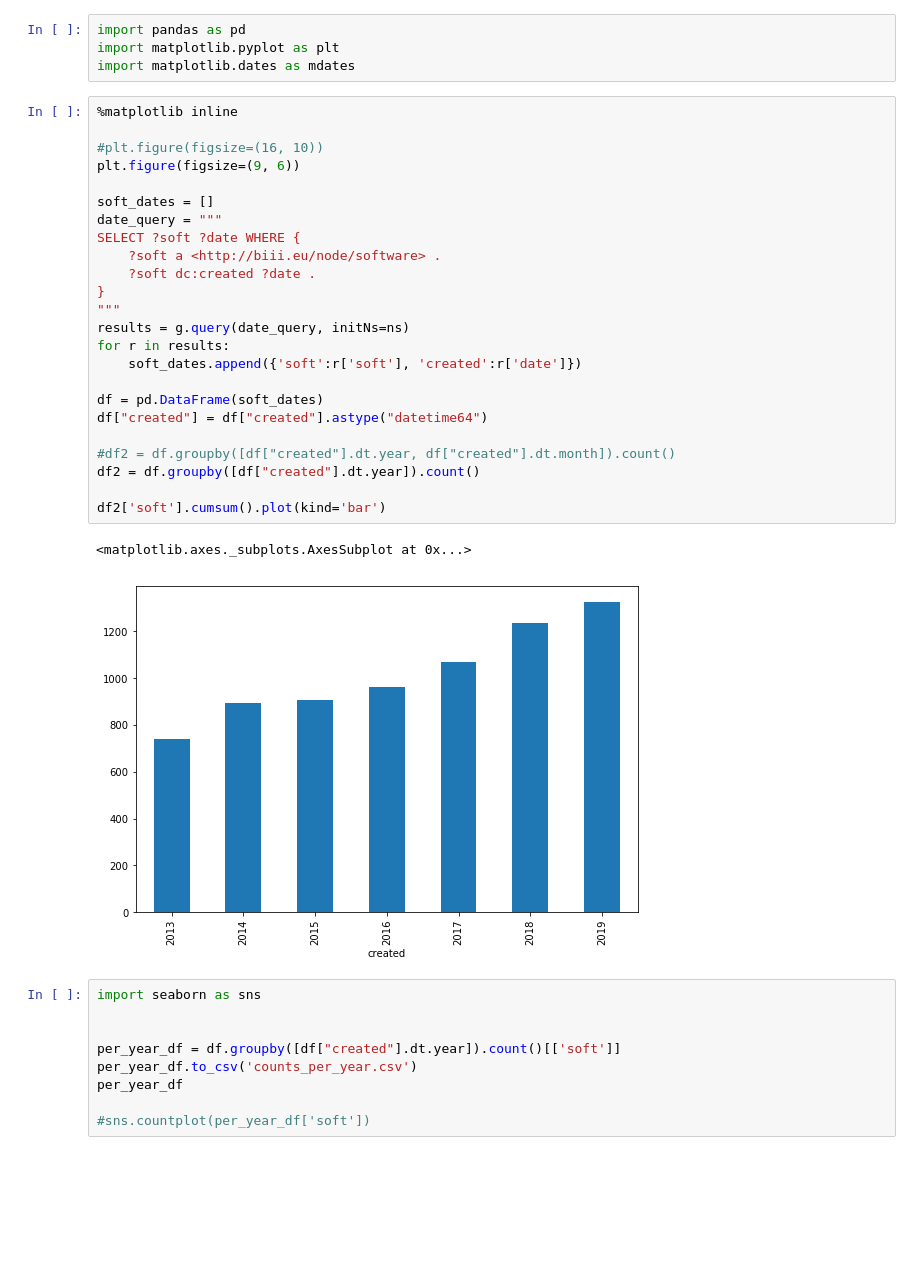
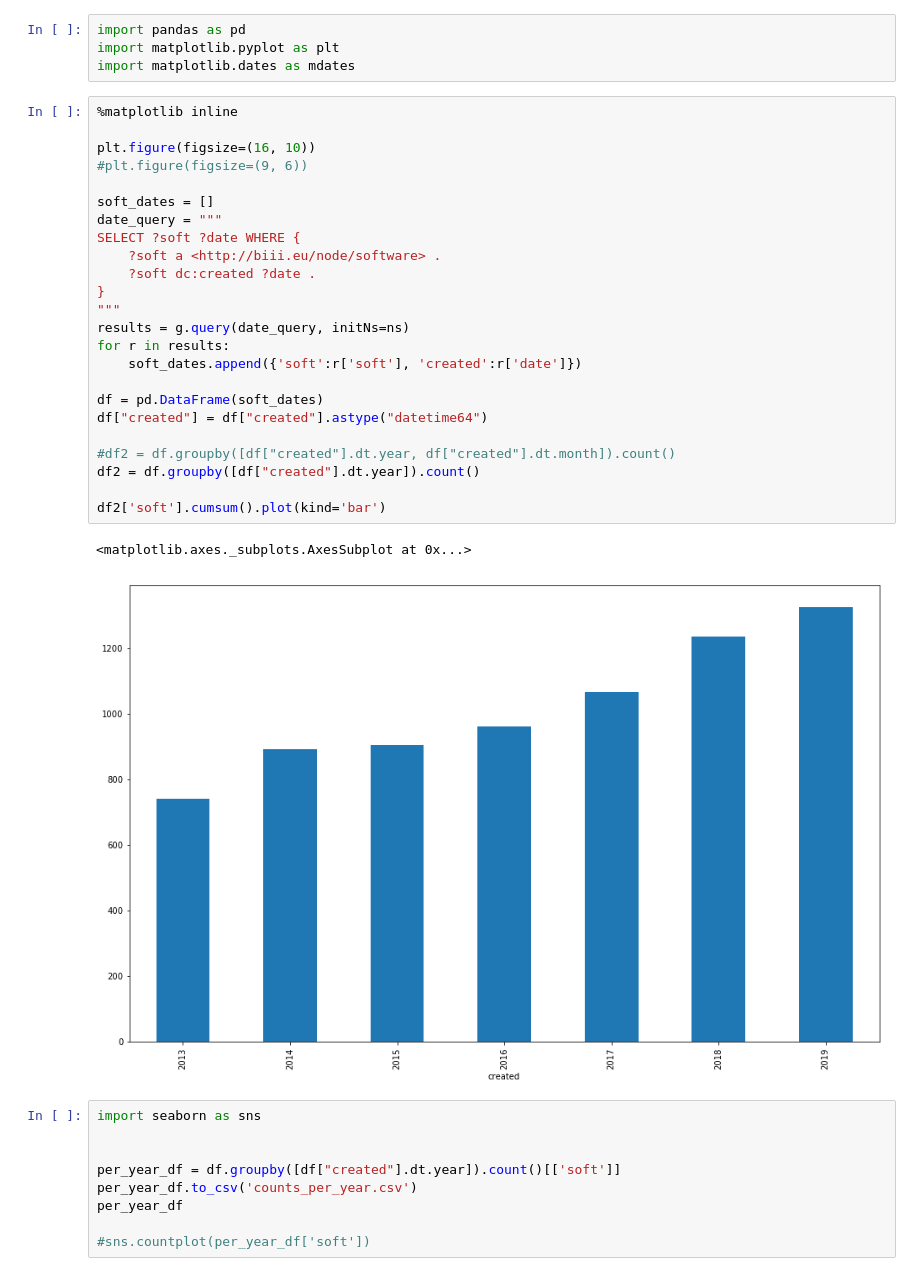
Before and after one commit to NEUBIAS/bise-core-ontology, a Jupyter notebook: advanced-queries-demo.ipynb, the cells around one changed output. Drawn from its saved outputs; the diff is of its cells as text; blank space fills up the shorter version.

```diff
--- a/advanced-queries-demo.ipynb
+++ b/advanced-queries-demo.ipynb
@@ -256,30 +256,30 @@ import matplotlib.dates as mdates
 # %%
 %matplotlib inline
 
-#plt.figure(figsize=(16, 10))
-plt.figure(figsize=(9, 6))
+plt.figure(figsize=(16, 10))
+#plt.figure(figsize=(9, 6))
 
 soft_dates = []
 date_query = """
 SELECT ?soft ?date WHERE {
     ?soft a <http://biii.eu/node/software> .
     ?soft dc:created ?date .
 }
 """
 results = g.query(date_query, initNs=ns)
 for r in results:
     soft_dates.append({'soft':r['soft'], 'created':r['date']})
 
 df = pd.DataFrame(soft_dates)
 df["created"] = df["created"].astype("datetime64")
 
 #df2 = df.groupby([df["created"].dt.year, df["created"].dt.month]).count()
 df2 = df.groupby([df["created"].dt.year]).count()
 
 df2['soft'].cumsum().plot(kind='bar')
 # %% [output]
 <matplotlib.axes._subplots.AxesSubplot at 0x...>
-[figure, old version]
+[figure, new version]
 # %%
 import seaborn as sns
 
```
Also changed, not shown: parts of 11 cells of this notebook, 3 other files.
